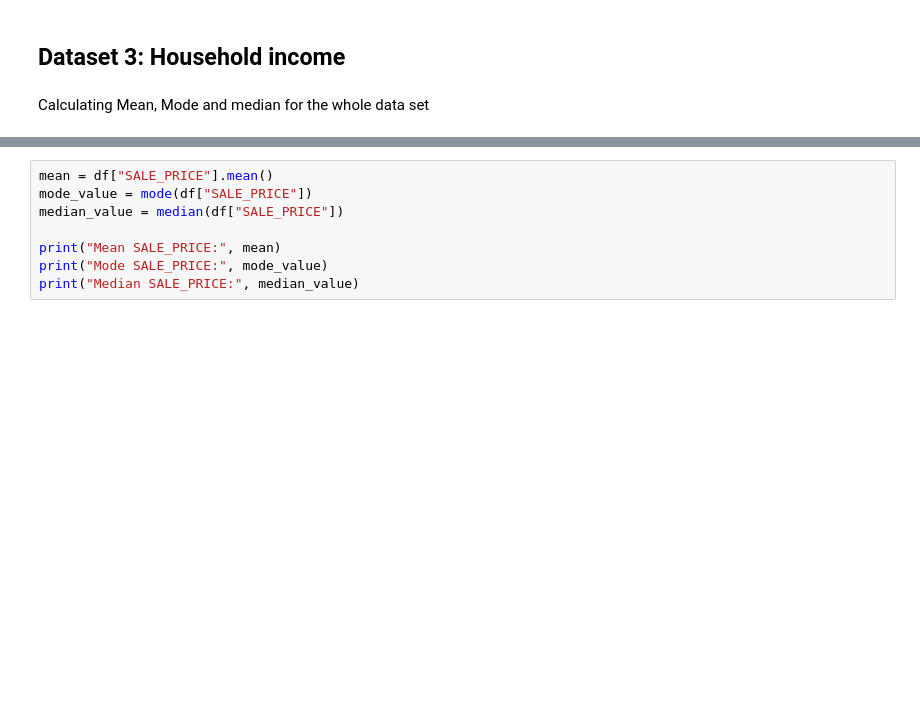
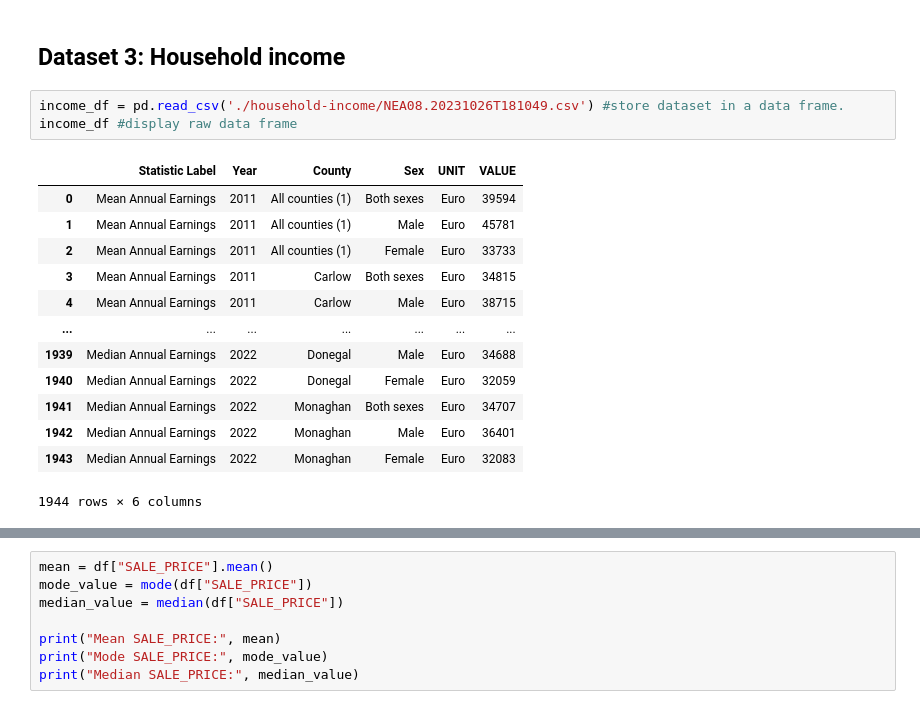
Before and after one commit to liamdkn/DataScience, a Jupyter notebook: RTB Ireland Rent Analysis/rent-analysis.ipynb, the cells around one changed output, grey strips where cells are left out. Saved outputs shown, nothing was run; the diff lists cells and outputs as text; blank space fills up the shorter version.

Commit message:
Preprossing & cleaning complete for 3 datasets

```diff
--- a/RTB Ireland Rent Analysis/rent-analysis.ipynb
+++ b/RTB Ireland Rent Analysis/rent-analysis.ipynb
@@ -220,5 +220,20 @@ result_df
 78 rows × 3 columns
 # %% [markdown]
 ##  Dataset 3: Household income
-# %% [markdown]
-Calculating Mean, Mode and median for the whole data set
+# %%
+income_df = pd.read_csv('./household-income/NEA08.20231026T181049.csv') #store dataset in a data frame.
+income_df #display raw data frame
+# %% [output]
+|  | Statistic Label | Year | County | Sex | UNIT | VALUE |
+| 0 | Mean Annual Earnings | 2011 | All counties (1) | Both sexes | Euro | 39594 |
+| 1 | Mean Annual Earnings | 2011 | All counties (1) | Male | Euro | 45781 |
+| 2 | Mean Annual Earnings | 2011 | All counties (1) | Female | Euro | 33733 |
+| 3 | Mean Annual Earnings | 2011 | Carlow | Both sexes | Euro | 34815 |
+| 4 | Mean Annual Earnings | 2011 | Carlow | Male | Euro | 38715 |
+| ... | ... | ... | ... | ... | ... | ... |
+| 1939 | Median Annual Earnings | 2022 | Donegal | Male | Euro | 34688 |
+| 1940 | Median Annual Earnings | 2022 | Donegal | Female | Euro | 32059 |
+| 1941 | Median Annual Earnings | 2022 | Monaghan | Both sexes | Euro | 34707 |
+| 1942 | Median Annual Earnings | 2022 | Monaghan | Male | Euro | 36401 |
+| 1943 | Median Annual Earnings | 2022 | Monaghan | Female | Euro | 32083 |
+1944 rows × 6 columns
```
Also changed, not shown: parts of 5 cells of this notebook, 7 other files.
